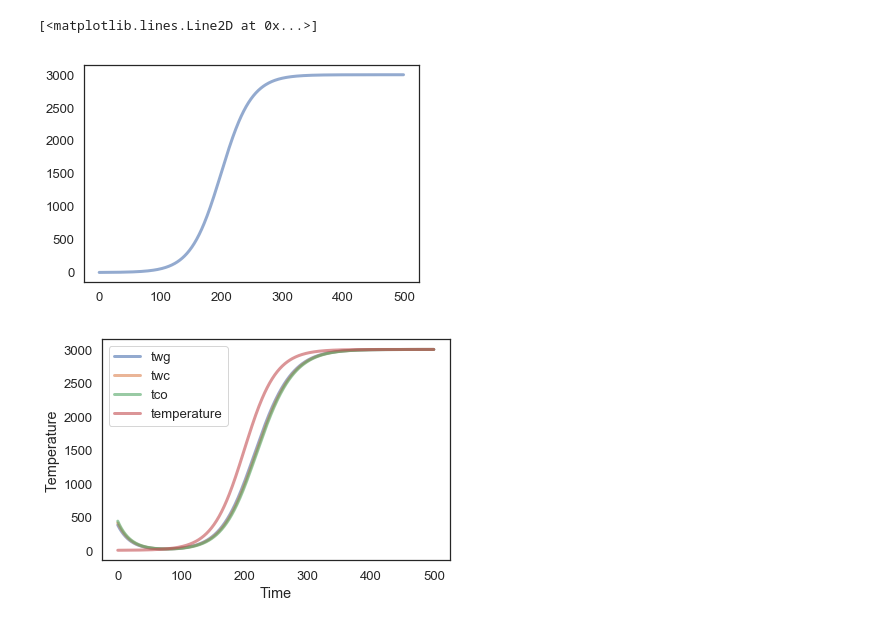
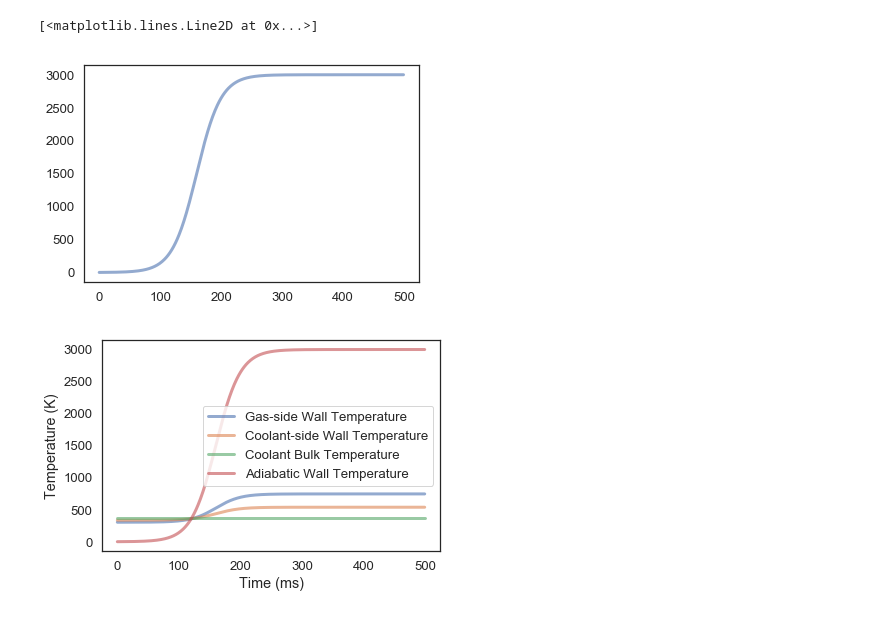
Before and after one commit to jamesHo22/Project2, a Jupyter notebook: Final Version For Real.ipynb, the cells around one changed output. Saved outputs shown, nothing was run; the diff lists cells and outputs as text; code cells hidden in the pictures.

```diff
--- a/Final Version For Real.ipynb
+++ b/Final Version For Real.ipynb
@@ -58,11 +64,11 @@ system = make_system(397, 397)
 # %%
 # Function of temperature with respect to time
-time = np.linspace(0, 20, 500)
-TawTemps = exp(1*time)/((1/3000)*exp(1*time)+1)
+time = np.linspace(0, 5, 500)
+TawTemps = exp(5*time)/((1/3000)*exp(5*time)+1)
 plot(range(len(TawTemps)), TawTemps)
 # %% [output]
 [<matplotlib.lines.Line2D at 0x...>]
-[figure, old version]
+[figure, new version]
 # %%
 def calculate_q(Twg, TawTemp):
     q = system.hg * (TawTemp - Twg);
@@ -79,11 +85,13 @@ def calculate_twc(system, Twg, q):
     twc = Twg - (q * system.thickness)/system.k
     return twc
 # %%
-def calculate_twc1(system, Tco, q):
-    twc1 = (q/system.hc) + Tco
+def calculate_twc1(system, q):
+    twc1 = (q/system.hc) + system.tco
     return twc1
 # %%
 def calculate_twg1(system, twc1, q):
+    twg1 = ((q * system.thickness)/system.k) + twc1
+    return twg1
 # %%
 def calculate_tco(system, Twc, q):
     tco = (Twc - (q/system.hc))
@@ -92,26 +100,28 @@ def calculate_tco(system, Twc, q):
 current_twg = system.init.twg
 twgs = []
 twcs = []
-tcos = []
 for i in range(len(TawTemps)):
     q = calculate_q(current_twg, TawTemps[i])
     deltaT = calculate_deltaT(system, q)
-    next_Twg = calculate_next_Twg(current_twg, deltaT)
-    twc = calculate_twc(system, current_twg, q)
-    tco = calculate_tco(system, twc, q)
-    current_twg = next_Twg
-    twcs.append(twc)
-    twgs.append(current_twg)
-    tcos.append(tco)
+
+    twc1 = calculate_twc1(system, q)
+    twg1 = calculate_twg1(system, twc1, q)
+    q1 = calculate_q(twg1, TawTemps[i])
+
+    next_Twg = calculate_next_Twg(twg1, deltaT)
+    twg1 = next_Twg
+    twcs.append(twc1)
+    twgs.append(twg1)
+
 
 
 # Have value Tco, use that to calulate Twc1
 # %%
-plot(range(len(twgs)), twgs, label='twg')
-plot(range(len(twcs)), twcs, label='twc')
-plot(range(len(tcos)), tcos, label='tco')
-plot(range(len(TawTemps)), TawTemps, label='temperature')
-decorate(xlabel='Time',
-             ylabel='Temperature')
+plot(range(len(twgs)), twgs, label='Gas-side Wall Temperature')
+plot(range(len(twcs)), twcs, label='Coolant-side Wall Temperature')
+plot(np.linspace(system.tco,system.tco,len(twgs)), label='Coolant Bulk Temperature')
+plot(range(len(TawTemps)), TawTemps, label='Adiabatic Wall Temperature')
+decorate(xlabel='Time (ms)',
+             ylabel='Temperature (K)')
 # %% [output]
-[figure, old version]
+[figure, new version]
```
Also changed, not shown: parts of 3 cells of this notebook.
